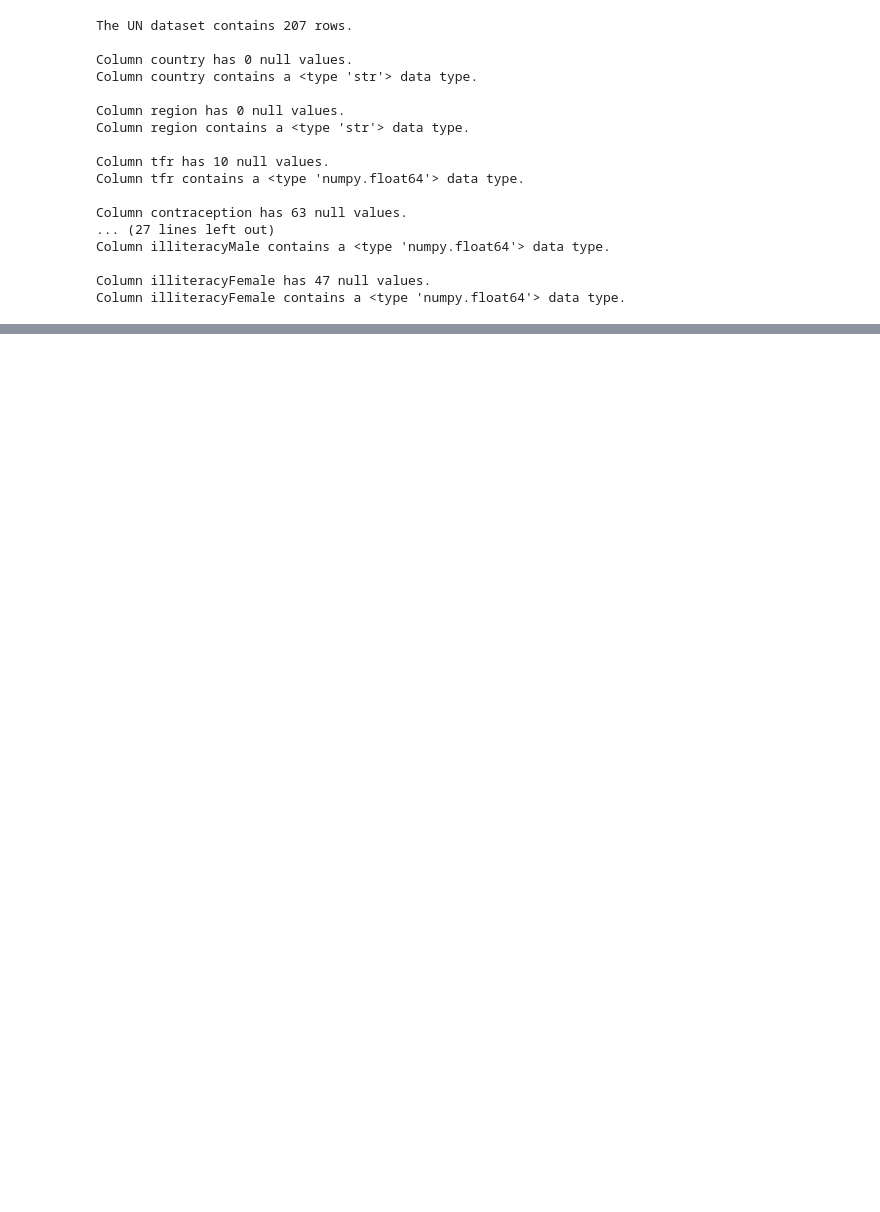
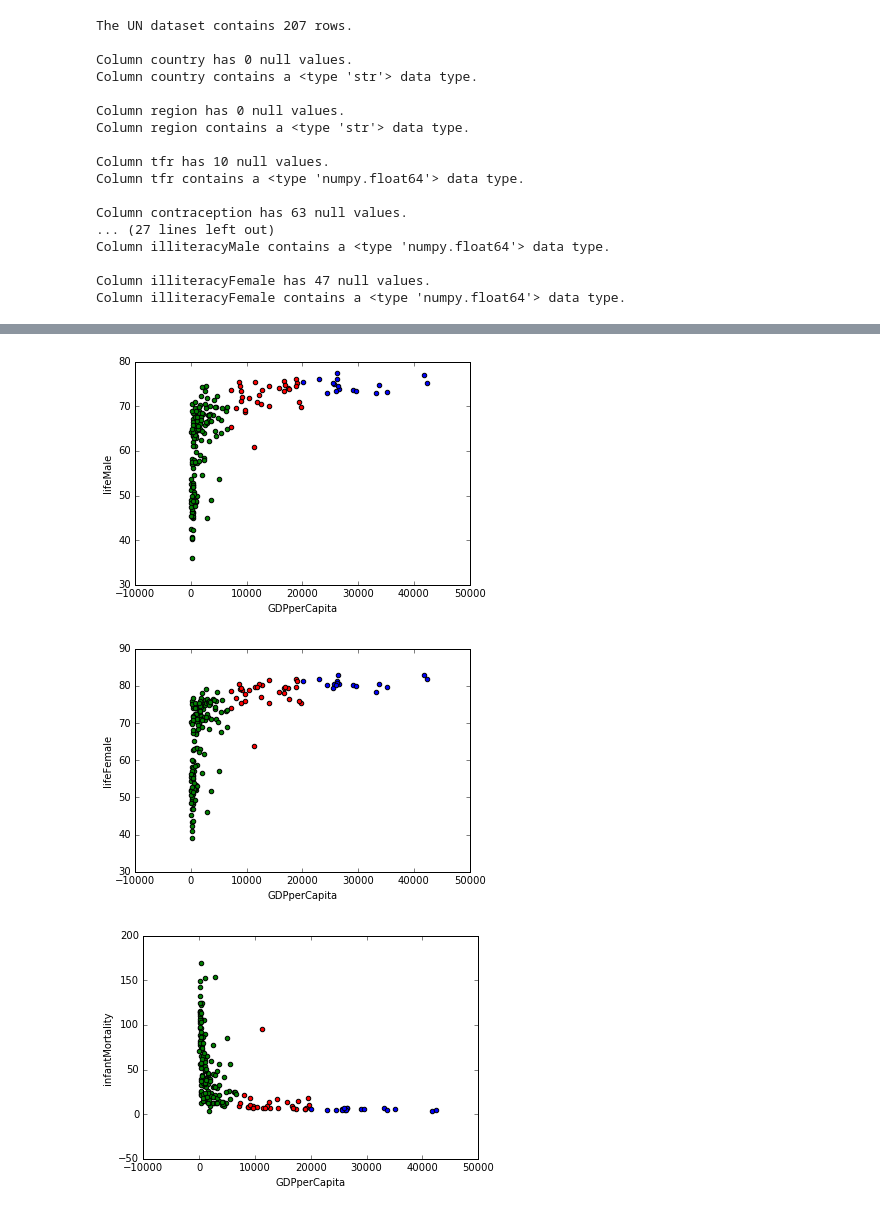
Before and after one commit to silkaitis/Thinkful-unit4, a Jupyter notebook: Clustering_2.ipynb, the cells around one changed output, grey strips where cells are left out. Cells and saved outputs as stored; diff of their text form; code cells hidden in the pictures; blank space fills up the shorter version.

```diff
--- a/Clustering_2.ipynb
+++ b/Clustering_2.ipynb
@@ -98,0 +82,45 @@ Int64Index([  0,   1,   2,   5,   7,   8,   9,  10,  11,  12,
+# %%
+code = 3
+
+centroids = kmeans(np.array(UN_data[data_grp]), code)
+
+distance = [1e10]*len(UN_data)
+ctr_label = [0]*len(UN_data)
+
+for k, indx in enumerate(UN_data.index):
+
+    point = UN_data[data_grp].loc[indx].values
+
+    for i, center in enumerate(centroids[0]):
+
+        target = 0
+        for j, ctr_pt in enumerate(center):
+
+            target = target + pow(point[j] - ctr_pt, 2)
+
+        target = pow(target, 0.5)
+
+        if target < distance[k]:
+            distance[k] = target
+            ctr_label[k] = i
+
+UN_data['distance'] = distance
+UN_data['ctr_label'] = ctr_label
+UN_data['ctr_label'] = UN_data['ctr_label'].astype('category')
+
+color = ['red', 'green', 'blue', 'black']
+
+for y_axis in data_grp:
+
+    if y_axis != 'GDPperCapita':
+        plt.figure()
+        for i, cat in enumerate(UN_data['ctr_label'].cat.categories):
+            plt.scatter(UN_data[UN_data['ctr_label'] == cat]['GDPperCapita'],
+                        UN_data[UN_data['ctr_label'] == cat][y_axis], c = color[i])
+
+        plt.xlabel('GDPperCapita')
+        plt.ylabel(y_axis)
+# %% [output]
+[figure, added]
+[figure, added]
+[figure, added]
```
Also changed, not shown: parts of 5 cells of this notebook.
